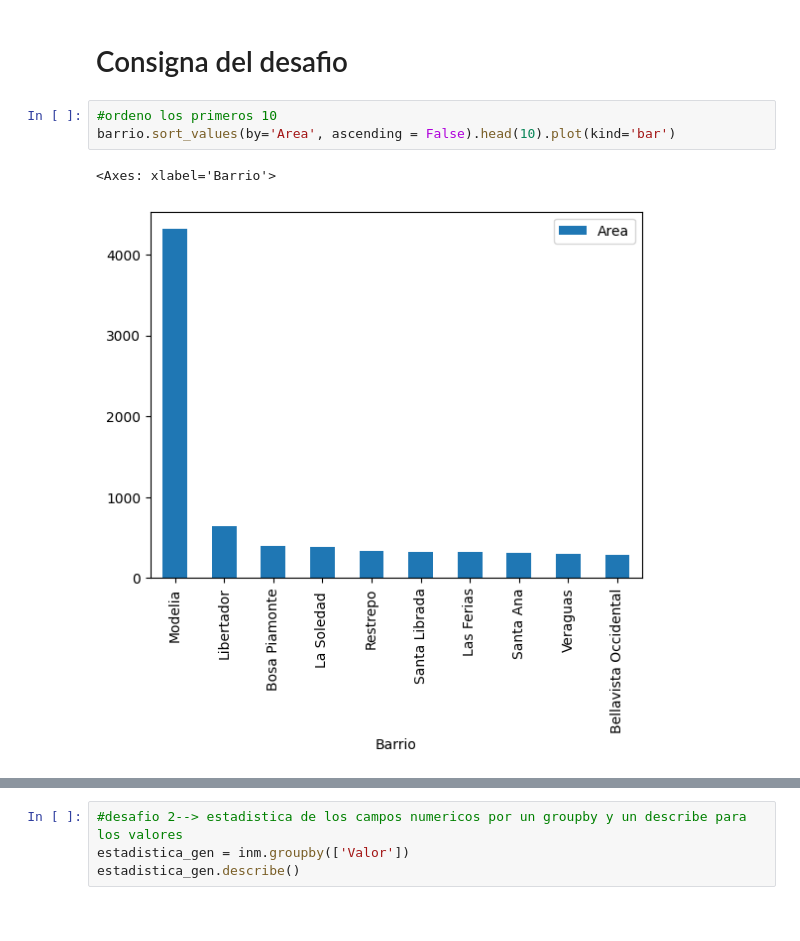
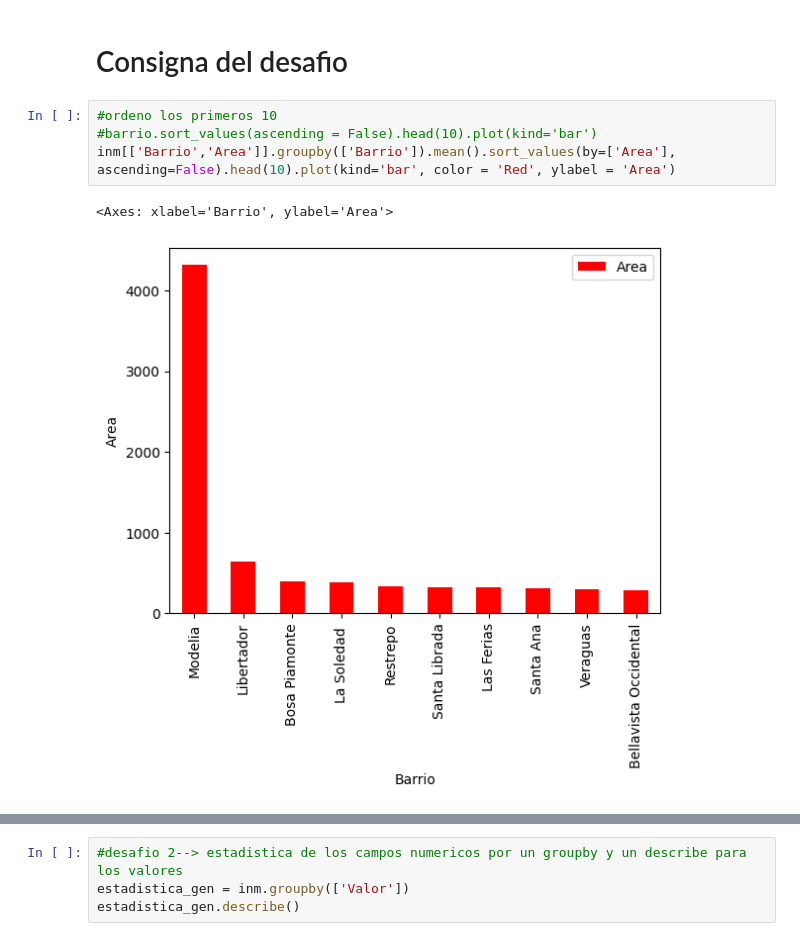
Before and after one commit to GalaticPizza/Primer-Proyecto-de-An-lisis-de-Datos-en-Python, a Jupyter notebook: Proyecto_Inmobiliaria_Alura.ipynb, the cells around one changed output, grey strips where cells are left out. Drawn from its saved outputs; the diff is of its cells as text.

```diff
--- a/Proyecto_Inmobiliaria_Alura.ipynb
+++ b/Proyecto_Inmobiliaria_Alura.ipynb
@@ -381,10 +381,11 @@ barrio
 # Consigna del desafio
 # %%
 #ordeno los primeros 10
-barrio.sort_values(by='Area', ascending = False).head(10).plot(kind='bar')
+#barrio.sort_values(ascending = False).head(10).plot(kind='bar')
+inm[['Barrio','Area']].groupby(['Barrio']).mean().sort_values(by=['Area'], ascending=False).head(10).plot(kind='bar', color = 'Red', ylabel = 'Area')
 # %% [output]
-<Axes: xlabel='Barrio'>
+<Axes: xlabel='Barrio', ylabel='Area'>
-[figure, old version]
+[figure, new version]
 # %%
 dl.head(10).plot(kind='bar') #pequeño error la media a la media aplique aqui
 # %% [output]
```
Also changed, not shown: parts of 1 cell of this notebook.
